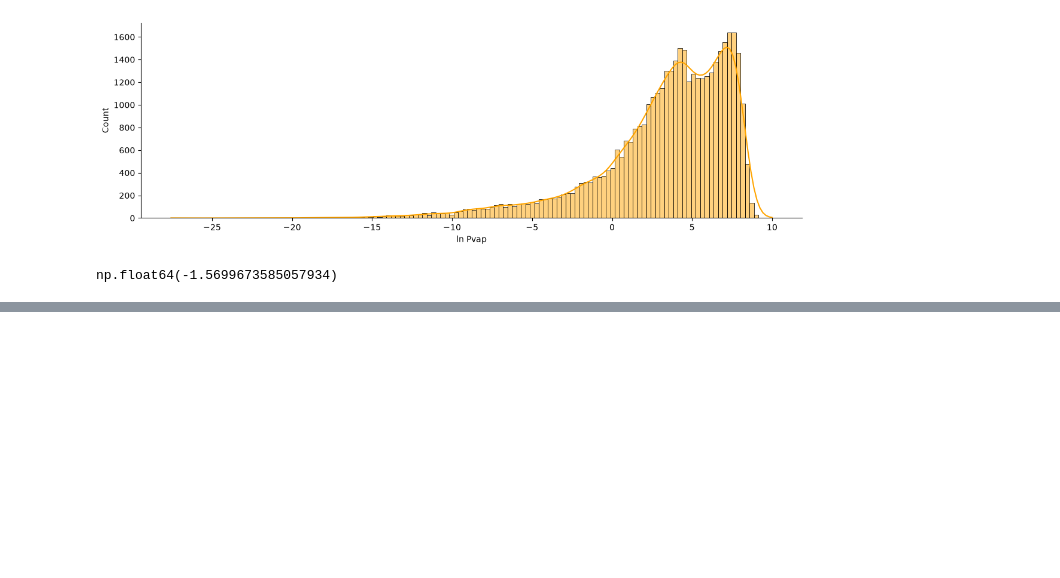
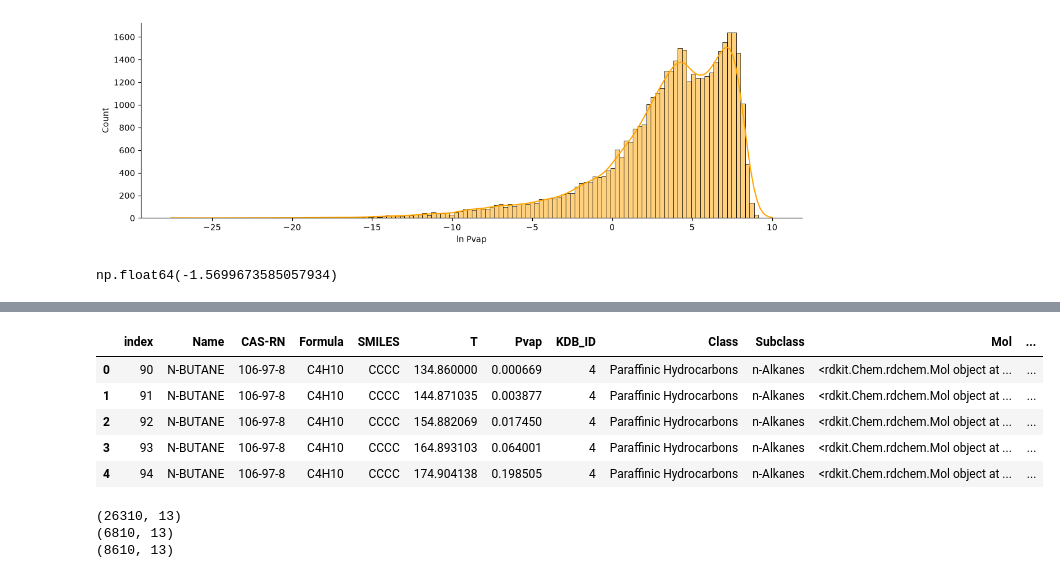
Before and after one commit to BoniYu/Deep-Neural-Network-for-VLE, a Jupyter notebook: notebook/part2.ipynb, the cells around one changed output, grey strips where cells are left out. Cells and saved outputs as stored; diff of their text form; code cells hidden in the pictures; blank space fills up the shorter version.

Commit message:
train_test_split for the Neural Network is done

```diff
--- a/notebook/part2.ipynb
+++ b/notebook/part2.ipynb
@@ -50,3 +50,11 @@ df.describe()
 | 50% | 412.073793 | 6.638848e+01 | 1057.000000 |
 | 75% | 513.839655 | 6.219602e+02 | 1471.000000 |
 | max | 1113.000000 | 2.189791e+04 | 1943.000000 |
+# %%
+import datamol as dm
+
+def get_fp(mol, fp_type='topological'):
+    return dm.to_fp(mol, fp_type=fp_type)
+
+df['Mol'] = df['SMILES'].apply(dm.to_mol)
+df['Fingerprint'] = df['Mol'].apply(get_fp)
@@ -118,0 +167,43 @@ np.float64(-1.5699673585057934)
+# %%
+# Splitting the dataset in such a way that the training data/compounds should not be in test data/compounds
+
+from sklearn.model_selection import train_test_split
+chemical_classes = df["Class"].unique() # 17 classes
+# 3 different datasets
+train_comps, valid_comps, test_comps = [], [], []
+# Iterating through each class
+for cl in chemical_classes:
+    # Get the data
+    df_cl = df[df["Class"]==cl]
+
+    # Get the unique compound for this class
+    unique_compounds_cl = df_cl["Name"].unique().tolist()
+    # Splitting for train, test
+    train_all, comp_test = train_test_split(unique_compounds_cl, test_size = 0.20, random_state = 0)
+    # split the train all to train and validation
+    comp_train, comp_valid = train_test_split(train_all, test_size = 0.20, random_state = 1)
+
+    train_comps.extend(list(comp_train))
+    valid_comps.extend(list(comp_valid))
+    test_comps.extend(list(comp_test))
+# %%
+df_train = df[df['Name'].isin(train_comps)].reset_index()
+df_valid = df[df['Name'].isin(valid_comps)].reset_index()
+df_test = df[df['Name'].isin(test_comps)].reset_index()
+# %%
+df_train.head()
+# %% [output]
+|  | index | Name | CAS-RN | Formula | SMILES | T | Pvap | KDB_ID | Class | Subclass | Mol | ... |
+| 0 | 90 | N-BUTANE | 106-97-8 | C4H10 | CCCC | 134.860000 | 0.000669 | 4 | Paraffinic Hydrocarbons | n-Alkanes | <rdkit.Chem.rdchem.Mol object at ... | ... |
+| 1 | 91 | N-BUTANE | 106-97-8 | C4H10 | CCCC | 144.871035 | 0.003877 | 4 | Paraffinic Hydrocarbons | n-Alkanes | <rdkit.Chem.rdchem.Mol object at ... | ... |
+| 2 | 92 | N-BUTANE | 106-97-8 | C4H10 | CCCC | 154.882069 | 0.017450 | 4 | Paraffinic Hydrocarbons | n-Alkanes | <rdkit.Chem.rdchem.Mol object at ... | ... |
+| 3 | 93 | N-BUTANE | 106-97-8 | C4H10 | CCCC | 164.893103 | 0.064001 | 4 | Paraffinic Hydrocarbons | n-Alkanes | <rdkit.Chem.rdchem.Mol object at ... | ... |
+| 4 | 94 | N-BUTANE | 106-97-8 | C4H10 | CCCC | 174.904138 | 0.198505 | 4 | Paraffinic Hydrocarbons | n-Alkanes | <rdkit.Chem.rdchem.Mol object at ... | ... |
+# %%
+print(df_train.shape)
+print(df_valid.shape)
+print(df_test.shape)
+# %% [output]
+(26310, 13)
+(6810, 13)
+(8610, 13)
```
Also changed, not shown: parts of 3 cells of this notebook.
